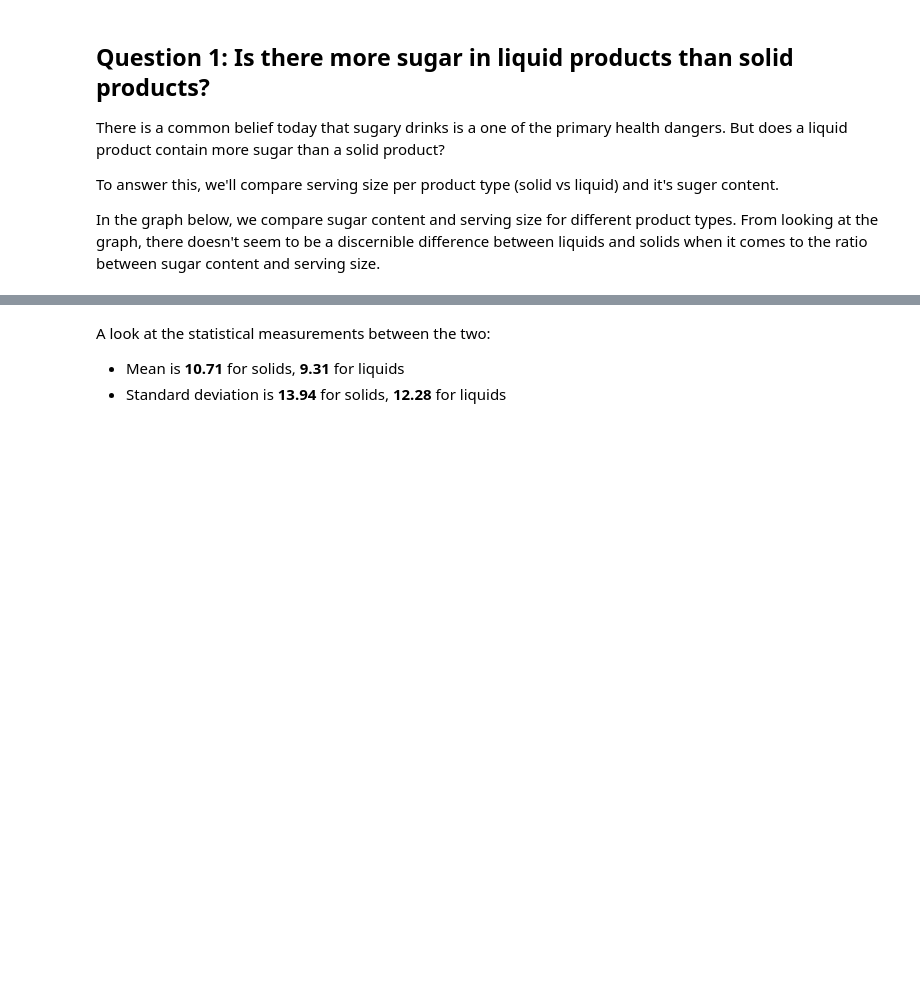
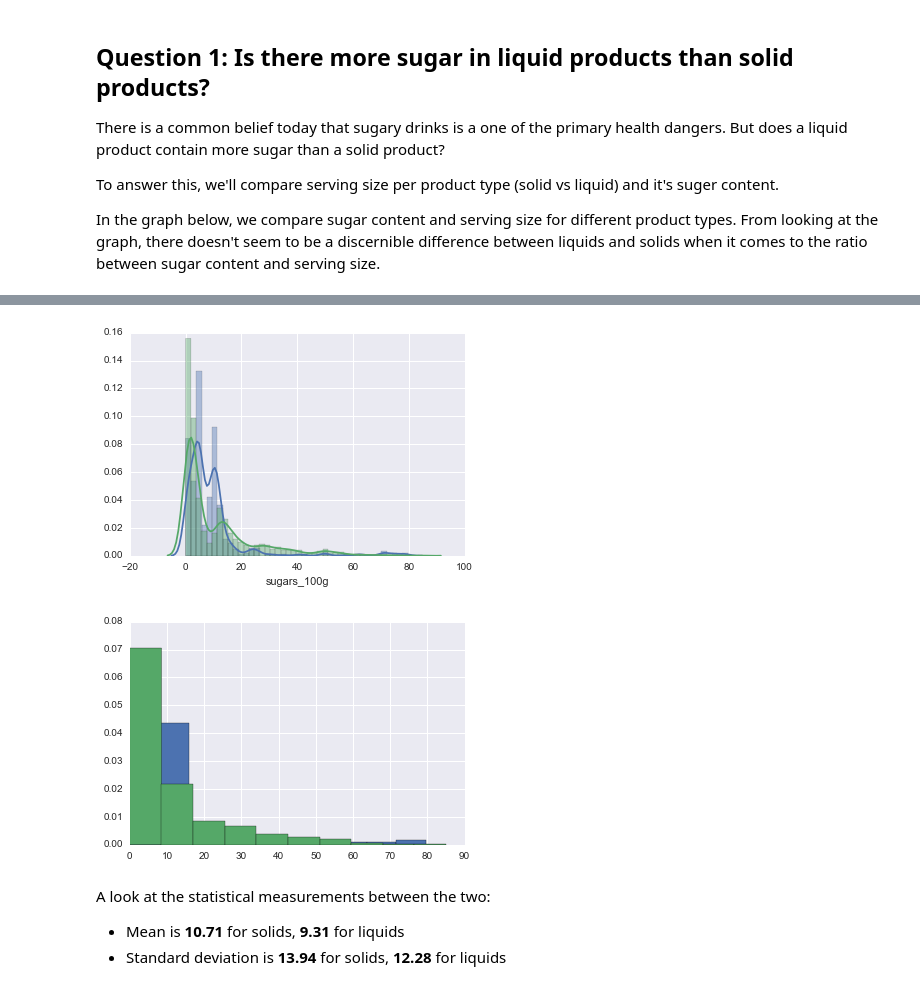
Before and after one commit to matslundberg/thinkful, a Jupyter notebook: capstone/Capstone.ipynb, the cells around one changed output, grey strips where cells are left out. Saved outputs shown, nothing was run; the diff lists cells and outputs as text; code cells hidden in the pictures; blank space fills up the shorter version.

```diff
--- a/capstone/Capstone.ipynb
+++ b/capstone/Capstone.ipynb
@@ -167,3 +167,14 @@ sns.pairplot(x_vars=["sugars_100g"], y_vars=["servingsize"], data=foodfacts, hue
+# %%
+sns.distplot(foodfacts[ foodfacts["packagetype"] == "liquid"  ]["sugars_100g"].dropna())
+sns.distplot(foodfacts[ foodfacts["packagetype"] == "solid"  ]["sugars_100g"].dropna())
+plt.show()
+plt.hist(foodfacts[ foodfacts["packagetype"] == "liquid"  ]["sugars_100g"].dropna(), normed=True)
+#plt.show()
+plt.hist(foodfacts[ foodfacts["packagetype"] == "solid"  ]["sugars_100g"].dropna(), normed=True)
+plt.show()
+# %% [output]
+[figure, added]
+[figure, added]
 # %% [markdown]
 A look at the statistical measurements between the two:
  - Mean is **10.71** for solids, **9.31** for liquids
```
Also changed, not shown: parts of 11 cells of this notebook.
